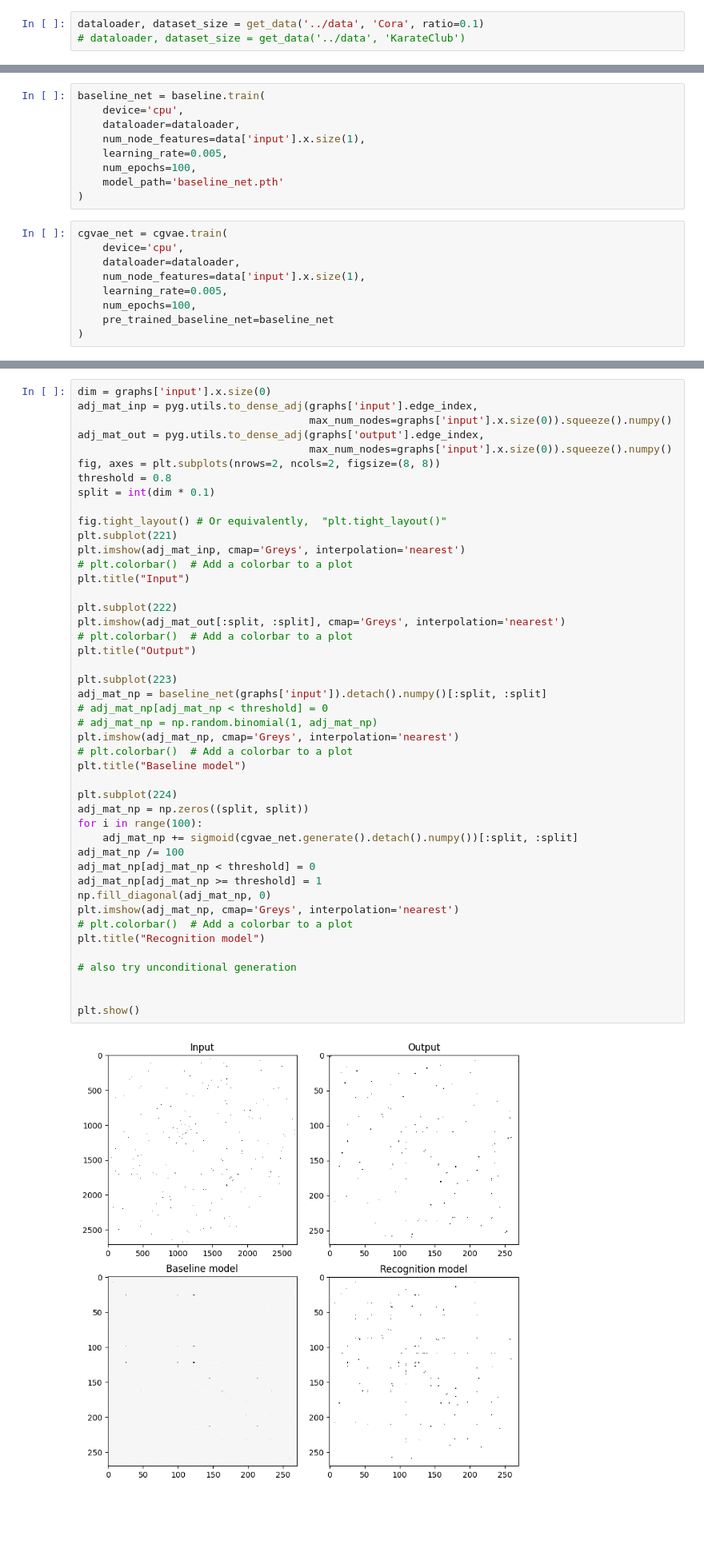
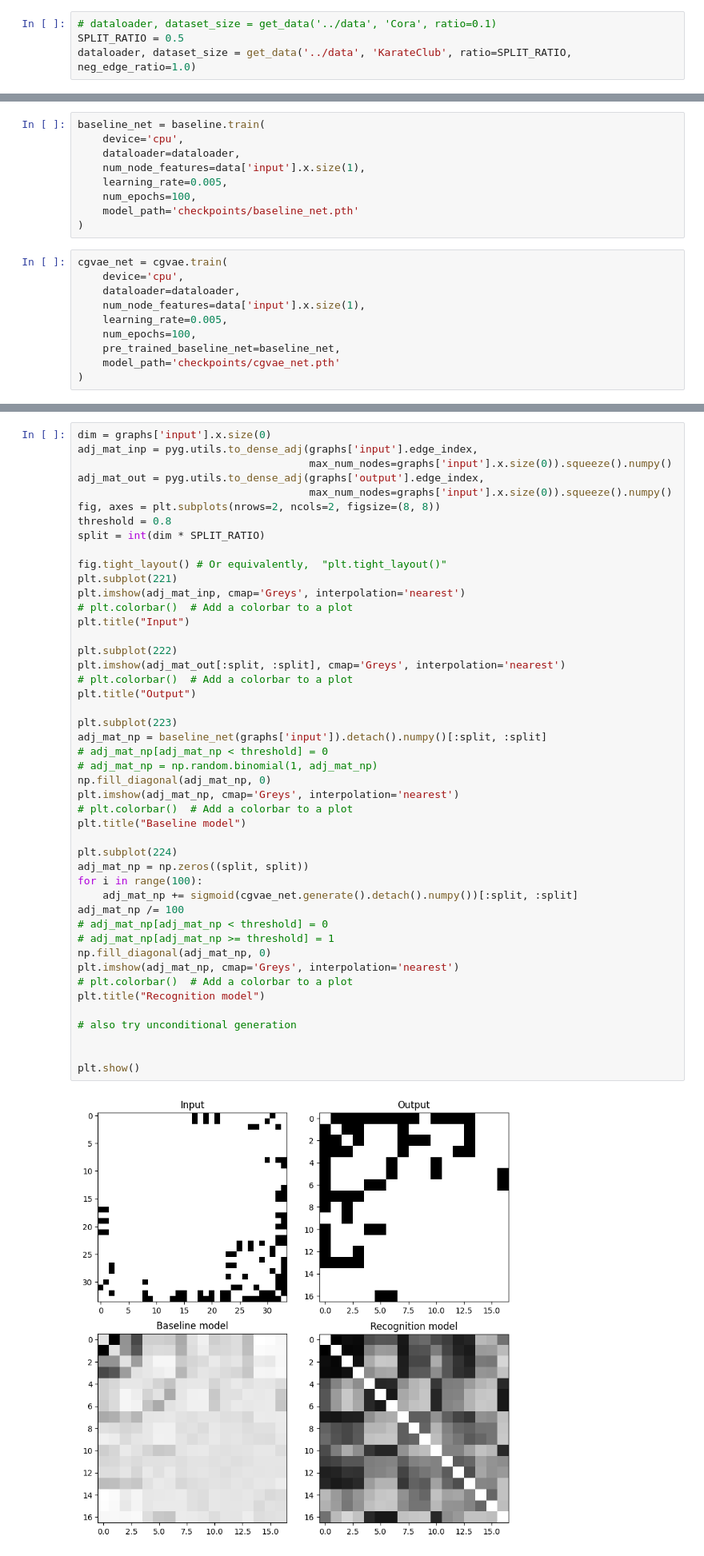
Before and after one commit to FDUguchunhui/latent-space-constraint-GNN, a Jupyter notebook: src/cgvae.ipynb, the cells around one changed output, grey strips where cells are left out. Shown: that part at 80% size. Saved outputs shown, nothing was run; the diff lists cells and outputs as text; blank space fills up the shorter version.

Commit message:
Add save functionality for model

```diff
--- a/src/cgvae.ipynb
+++ b/src/cgvae.ipynb
@@ -17,6 +23,7 @@ display(HTML("<style>pre { white-space: pre !important; }</style>"))
 # %%
-dataloader, dataset_size = get_data('../data', 'Cora', ratio=0.1)
-# dataloader, dataset_size = get_data('../data', 'KarateClub')
+# dataloader, dataset_size = get_data('../data', 'Cora', ratio=0.1)
+SPLIT_RATIO = 0.5
+dataloader, dataset_size = get_data('../data', 'KarateClub', ratio=SPLIT_RATIO, neg_edge_ratio=1.0)
 # %%
 data = next(iter(dataloader))
 data['input'].x.size(1)
@@ -29,7 +36,7 @@ baseline_net = baseline.train(
     num_node_features=data['input'].x.size(1),
     learning_rate=0.005,
     num_epochs=100,
-    model_path='baseline_net.pth'
+    model_path='checkpoints/baseline_net.pth'
 )
 # %%
 cgvae_net = cgvae.train(
@@ -38,7 +45,8 @@ cgvae_net = cgvae.train(
     num_node_features=data['input'].x.size(1),
     learning_rate=0.005,
     num_epochs=100,
-    pre_trained_baseline_net=baseline_net
+    pre_trained_baseline_net=baseline_net,
+    model_path='checkpoints/cgvae_net.pth'
 )
 # %%
 # generate missing part based on the trained model
@@ -105,7 +113,7 @@ adj_mat_out = pyg.utils.to_dense_adj(graphs['output'].edge_index,
                                      max_num_nodes=graphs['input'].x.size(0)).squeeze().numpy()
 fig, axes = plt.subplots(nrows=2, ncols=2, figsize=(8, 8))
 threshold = 0.8
-split = int(dim * 0.1)
+split = int(dim * SPLIT_RATIO)
 
 fig.tight_layout() # Or equivalently,  "plt.tight_layout()"
 plt.subplot(221)
@@ -114,34 +122,35 @@ plt.imshow(adj_mat_inp, cmap='Greys', interpolation='nearest')
 plt.title("Input")
 
 plt.subplot(222)
 plt.imshow(adj_mat_out[:split, :split], cmap='Greys', interpolation='nearest')
 # plt.colorbar()  # Add a colorbar to a plot
 plt.title("Output")
 
 plt.subplot(223)
 adj_mat_np = baseline_net(graphs['input']).detach().numpy()[:split, :split]
 # adj_mat_np[adj_mat_np < threshold] = 0
 # adj_mat_np = np.random.binomial(1, adj_mat_np)
+np.fill_diagonal(adj_mat_np, 0)
 plt.imshow(adj_mat_np, cmap='Greys', interpolation='nearest')
 # plt.colorbar()  # Add a colorbar to a plot
 plt.title("Baseline model")
 
 plt.subplot(224)
 adj_mat_np = np.zeros((split, split))
 for i in range(100):
     adj_mat_np += sigmoid(cgvae_net.generate().detach().numpy())[:split, :split]
 adj_mat_np /= 100
-adj_mat_np[adj_mat_np < threshold] = 0
-adj_mat_np[adj_mat_np >= threshold] = 1
+# adj_mat_np[adj_mat_np < threshold] = 0
+# adj_mat_np[adj_mat_np >= threshold] = 1
 np.fill_diagonal(adj_mat_np, 0)
 plt.imshow(adj_mat_np, cmap='Greys', interpolation='nearest')
 # plt.colorbar()  # Add a colorbar to a plot
 plt.title("Recognition model")
 
 # also try unconditional generation
 
 
 plt.show()
 # %% [output]
-[figure, old version]
+[figure, new version]
 # %%
```
Also changed, not shown: parts of 9 cells of this notebook, 3 other files.
